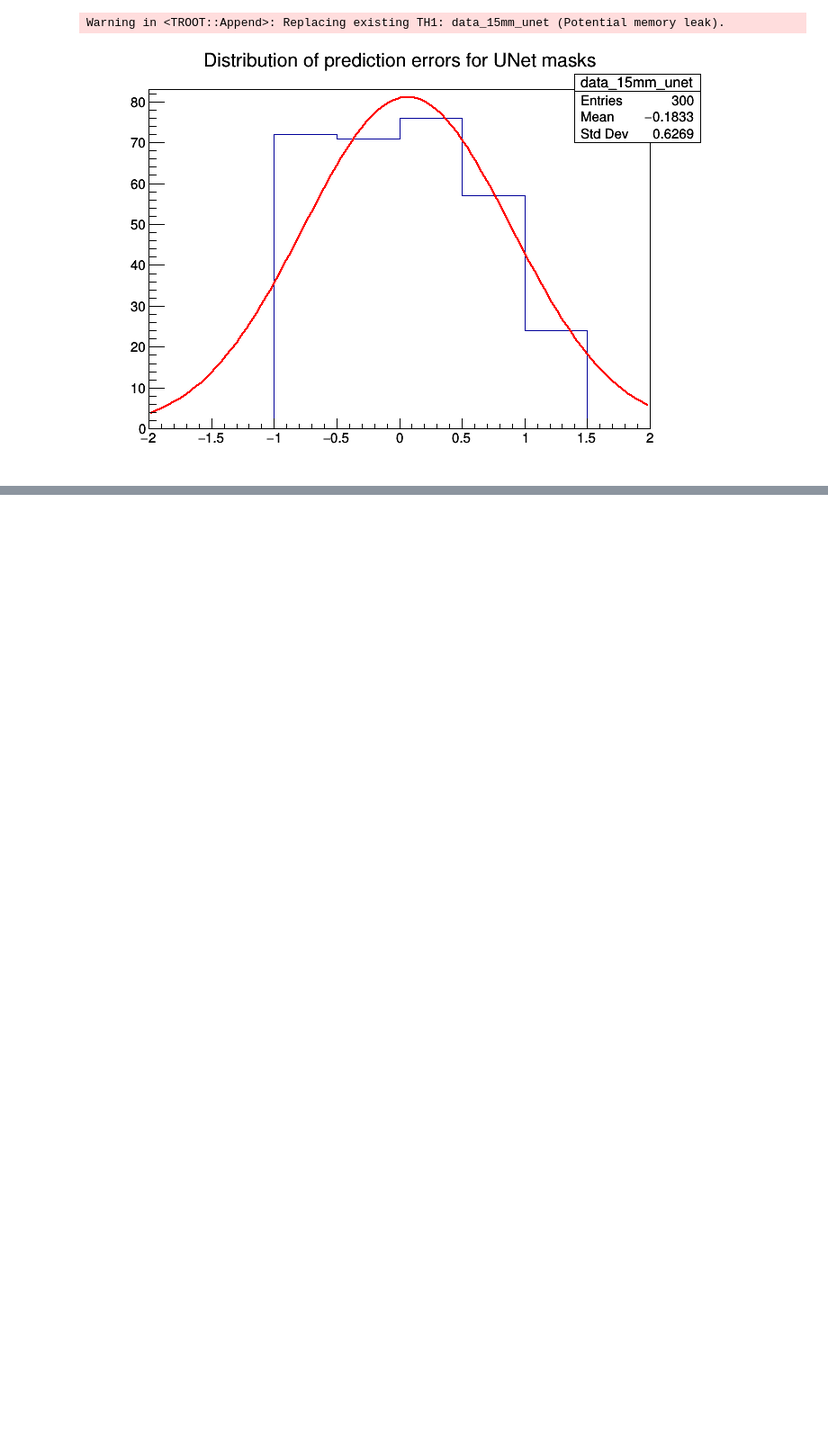
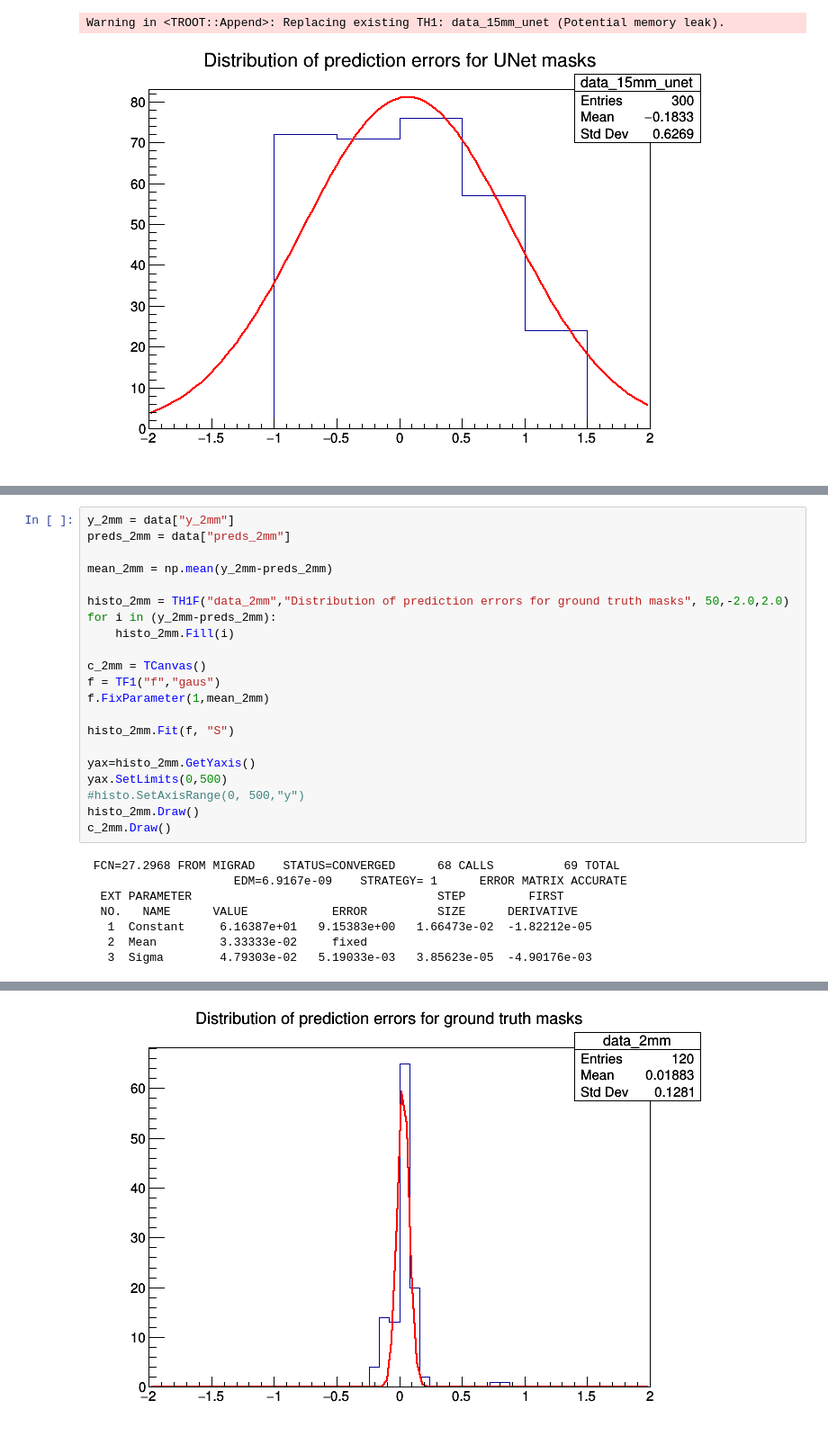
Before and after one commit to cdesio/leaf_reco, a Jupyter notebook: notebooks/Gaussian_fit_root.ipynb, the cells around one changed output, grey strips where cells are left out. Shown at 90% size. Drawn from its saved outputs; the diff is of its cells as text; blank space fills up the shorter version.

```diff
--- a/notebooks/Gaussian_fit_root.ipynb
+++ b/notebooks/Gaussian_fit_root.ipynb
@@ -149,0 +214,29 @@ Warning in <TROOT::Append>: Replacing existing TH1: data_15mm_unet (Potential me
+# %%
+y_2mm = data["y_2mm"]
+preds_2mm = data["preds_2mm"]
+
+mean_2mm = np.mean(y_2mm-preds_2mm)
+
+histo_2mm = TH1F("data_2mm","Distribution of prediction errors for ground truth masks", 50,-2.0,2.0)
+for i in (y_2mm-preds_2mm):
+    histo_2mm.Fill(i)
+
+c_2mm = TCanvas()
+f = TF1("f","gaus")
+f.FixParameter(1,mean_2mm)
+
+histo_2mm.Fit(f, "S")
+
+yax=histo_2mm.GetYaxis()
+yax.SetLimits(0,500)
+#histo.SetAxisRange(0, 500,"y")
+histo_2mm.Draw()
+c_2mm.Draw()
+# %% [output]
+ FCN=27.2968 FROM MIGRAD    STATUS=CONVERGED      68 CALLS          69 TOTAL
+                     EDM=6.9167e-09    STRATEGY= 1      ERROR MATRIX ACCURATE
+  EXT PARAMETER                                   STEP         FIRST
+  NO.   NAME      VALUE            ERROR          SIZE      DERIVATIVE
+   1  Constant     6.16387e+01   9.15383e+00   1.66473e-02  -1.82212e-05
+   2  Mean         3.33333e-02     fixed
+   3  Sigma        4.79303e-02   5.19033e-03   3.85623e-05  -4.90176e-03
@@ -149,0 +244 @@ Warning in <TROOT::Append>: Replacing existing TH1: data_15mm_unet (Potential me
+[figure, added]
```
Also changed, not shown: parts of 33 cells of this notebook, 13 other files.
